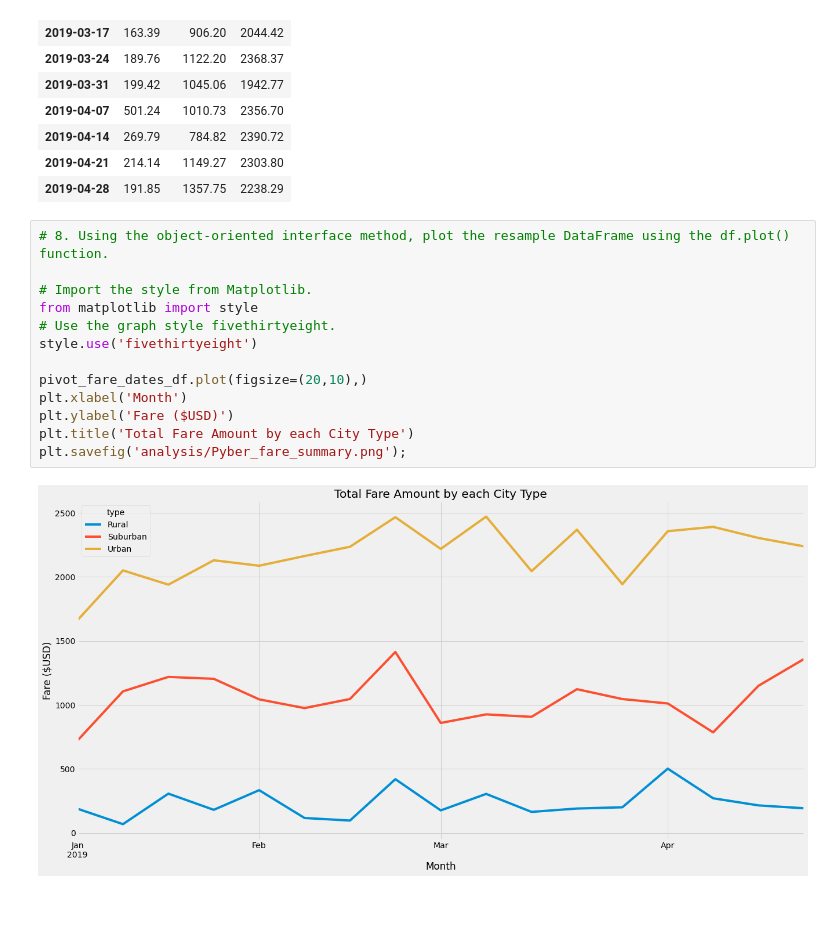
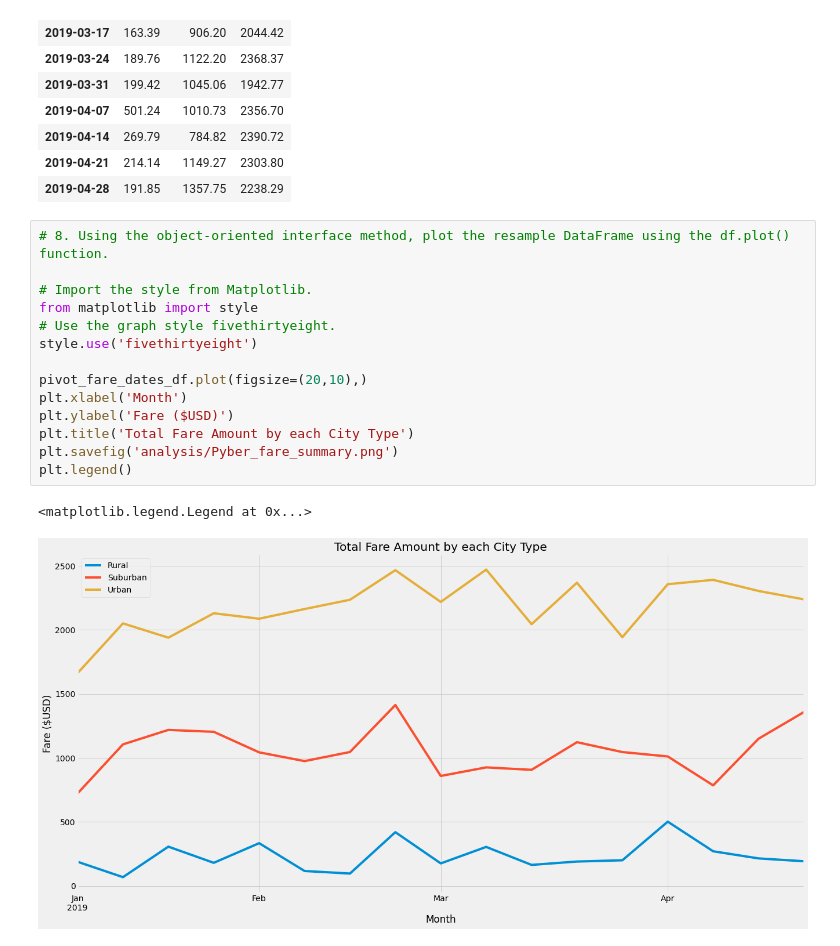
Before and after one commit to TyrekF/PyBer_Analysis, a Jupyter notebook: PyBer_Challenge.ipynb, the cells around one changed output. Cells and saved outputs as stored; diff of their text form; blank space fills up the shorter version.

```diff
--- a/PyBer_Challenge.ipynb
+++ b/PyBer_Challenge.ipynb
@@ -247,15 +247,17 @@ pivot_fare_dates_df
 # %%
 # 8. Using the object-oriented interface method, plot the resample DataFrame using the df.plot() function.
 
 # Import the style from Matplotlib.
 from matplotlib import style
 # Use the graph style fivethirtyeight.
 style.use('fivethirtyeight')
 
 pivot_fare_dates_df.plot(figsize=(20,10),)
 plt.xlabel('Month')
 plt.ylabel('Fare ($USD)')
 plt.title('Total Fare Amount by each City Type')
-plt.savefig('analysis/Pyber_fare_summary.png');
+plt.savefig('analysis/Pyber_fare_summary.png')
+plt.legend()
 # %% [output]
+<matplotlib.legend.Legend at 0x...>
-[figure, old version]
+[figure, new version]
```
